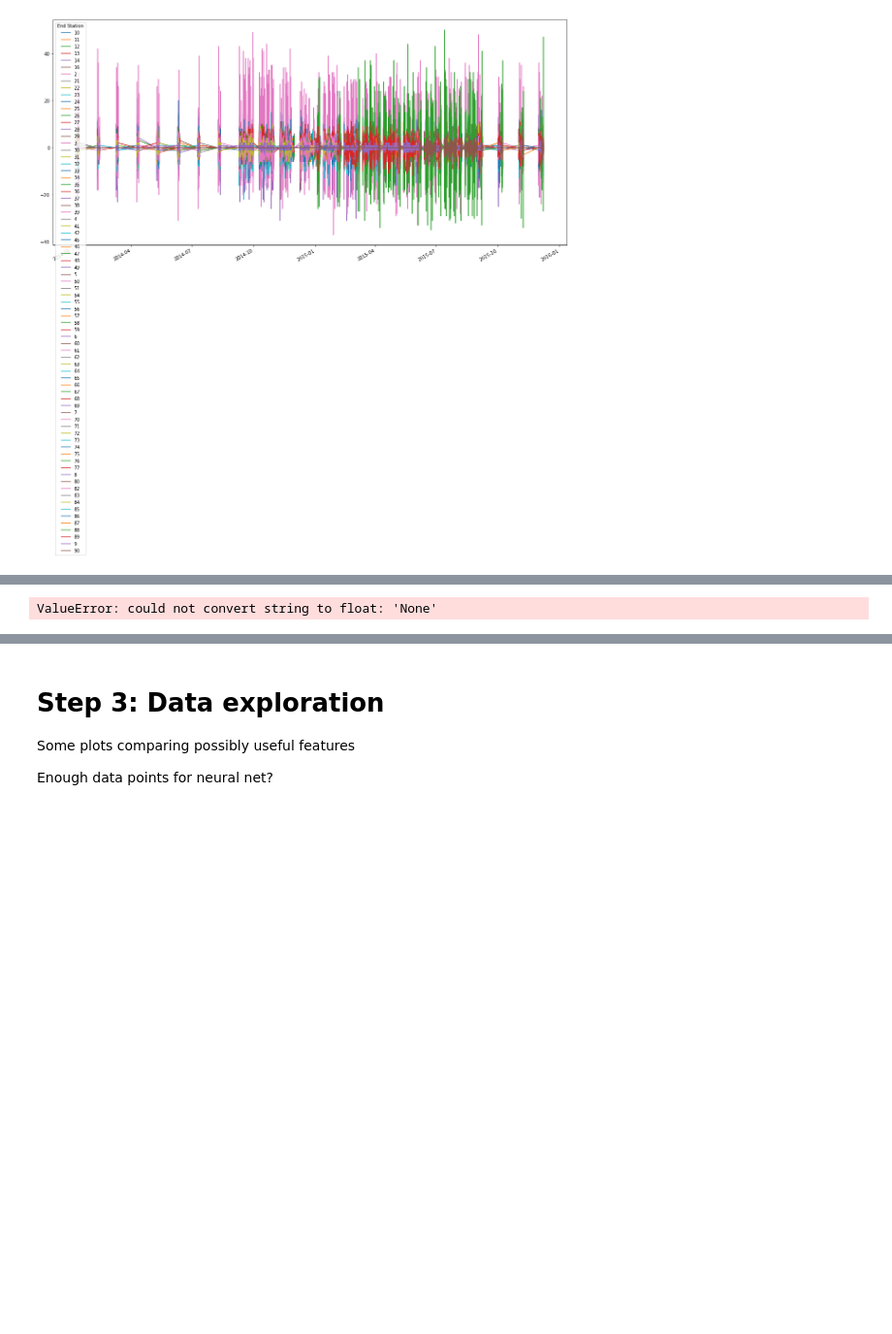
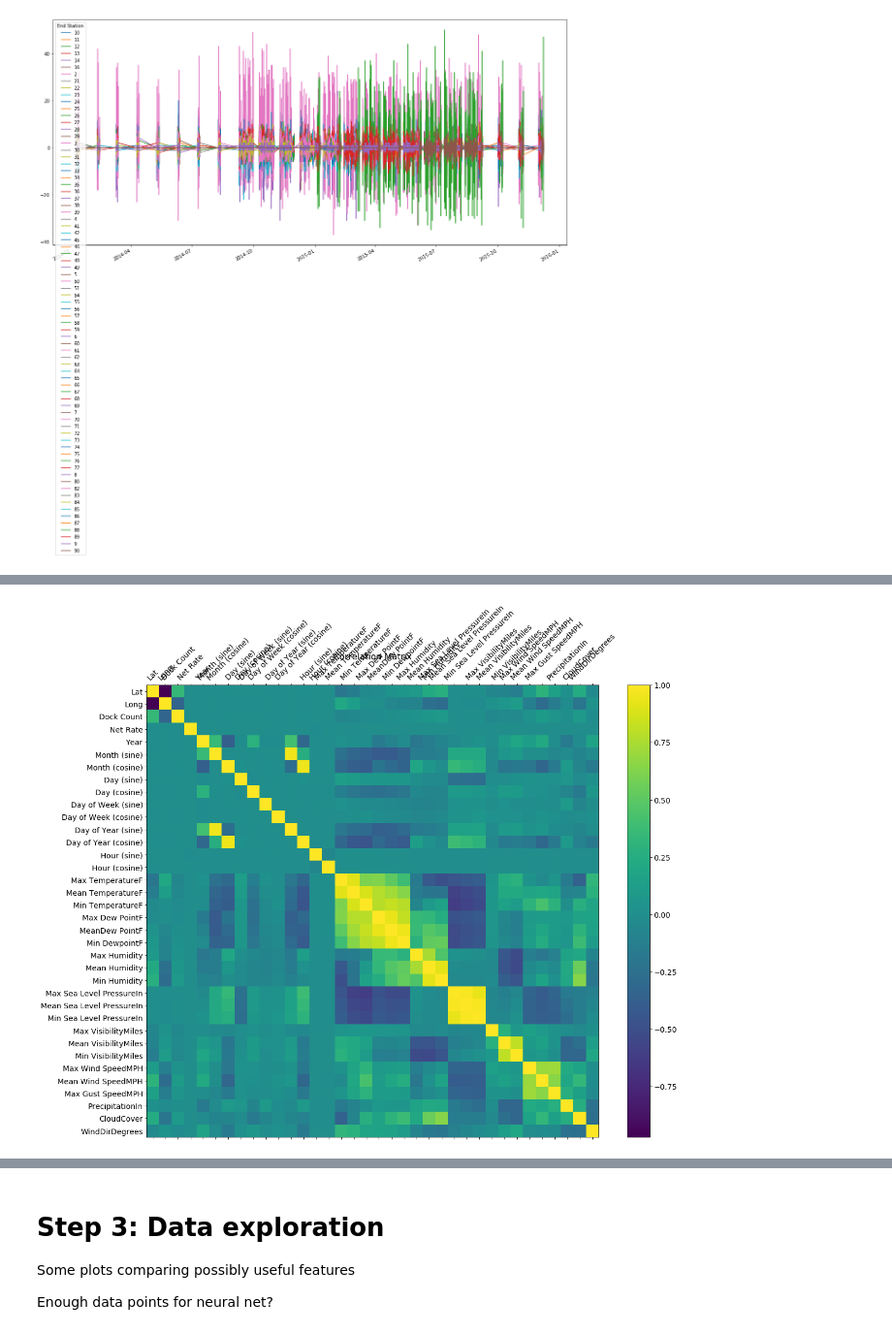
Before and after one commit to t-nel-95/codility-ml-test, a Jupyter notebook: Dataroots Codility Test.ipynb, the cells around one changed output, grey strips where cells are left out. Shown at 97% size. Drawn from its saved outputs; the diff is of its cells as text; code cells hidden in the pictures; blank space fills up the shorter version.

```diff
--- a/Dataroots Codility Test.ipynb
+++ b/Dataroots Codility Test.ipynb
@@ -270,3 +264,9 @@ def gen_dataset():
 #dataset.to_csv('./input_dataset.csv')
 # %%
 dataset = pd.read_csv('input_dataset.csv')
+# %%
+dataset = dataset.dropna(axis=0)
+# remove minute drop, not needed
+dataset = dataset.drop([ 'Unnamed: 0', 'Id', 'City', 'Events', 'Minute (sine)', 'Minute (cosine)'], axis=1)
+#dataset['Id'] = dataset['Id'].astype(str)
+dataset.info()
@@ -273,15 +291,15 @@ dataset = pd.read_csv('input_dataset.csv')
 # %%
-x = dataset.values #returns a numpy array
-min_max_scaler = preprocessing.MinMaxScaler()
-x_scaled = min_max_scaler.fit_transform(x)
-dataset_scaled = pd.DataFrame(x_scaled)
+#x = dataset.values #returns a numpy array
+#min_max_scaler = preprocessing.MinMaxScaler()
+#x_scaled = min_max_scaler.fit_transform(x)
+#dataset_scaled = pd.DataFrame(x_scaled)
 
 f = plt.figure(figsize=(19, 15))
-plt.matshow(dataset_scaled.corr(), fignum=f.number)
-plt.xticks(range(dataset_scaled.shape[1]), dataset_scaled.columns, fontsize=14, rotation=45)
-plt.yticks(range(dataset_scaled.shape[1]), dataset_scaled.columns, fontsize=14)
+plt.matshow(dataset.corr(), fignum=f.number)
+plt.xticks(range(dataset.shape[1]), dataset.columns, fontsize=14, rotation=45)
+plt.yticks(range(dataset.shape[1]), dataset.columns, fontsize=14)
 cb = plt.colorbar()
 cb.ax.tick_params(labelsize=14)
 plt.title('Correlation Matrix', fontsize=16);
 # %% [output]
-ValueError: could not convert string to float: 'None'
+[figure, added]
```
Also changed, not shown: parts of 8 cells of this notebook, 2 other files.
